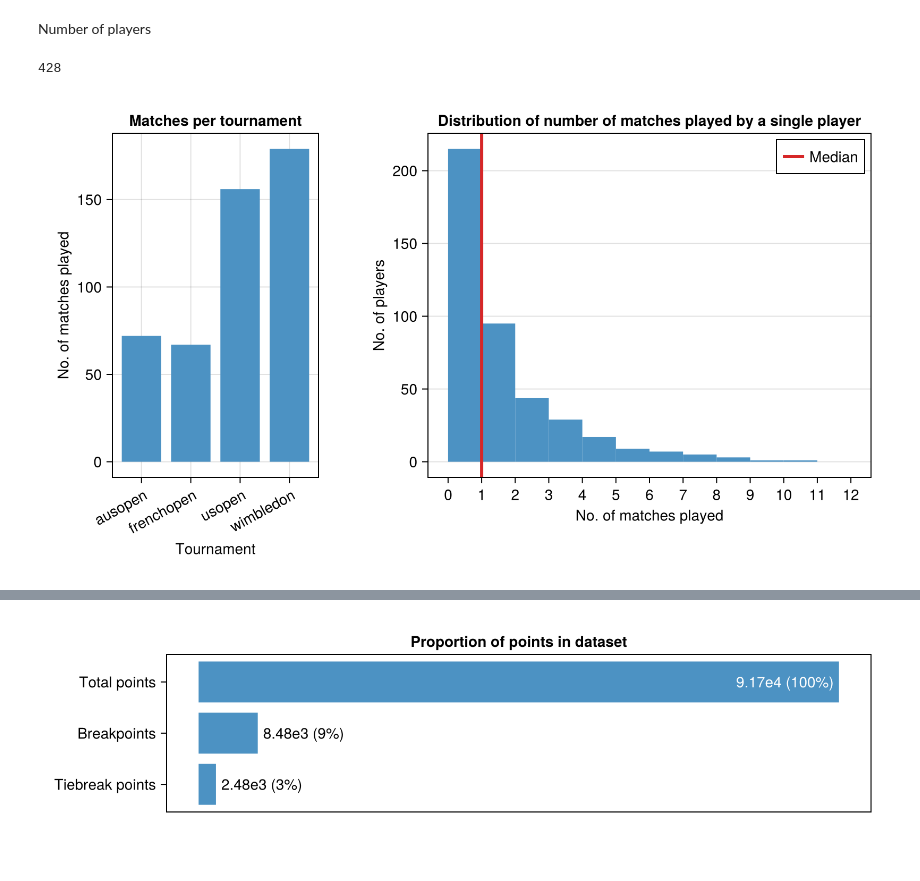
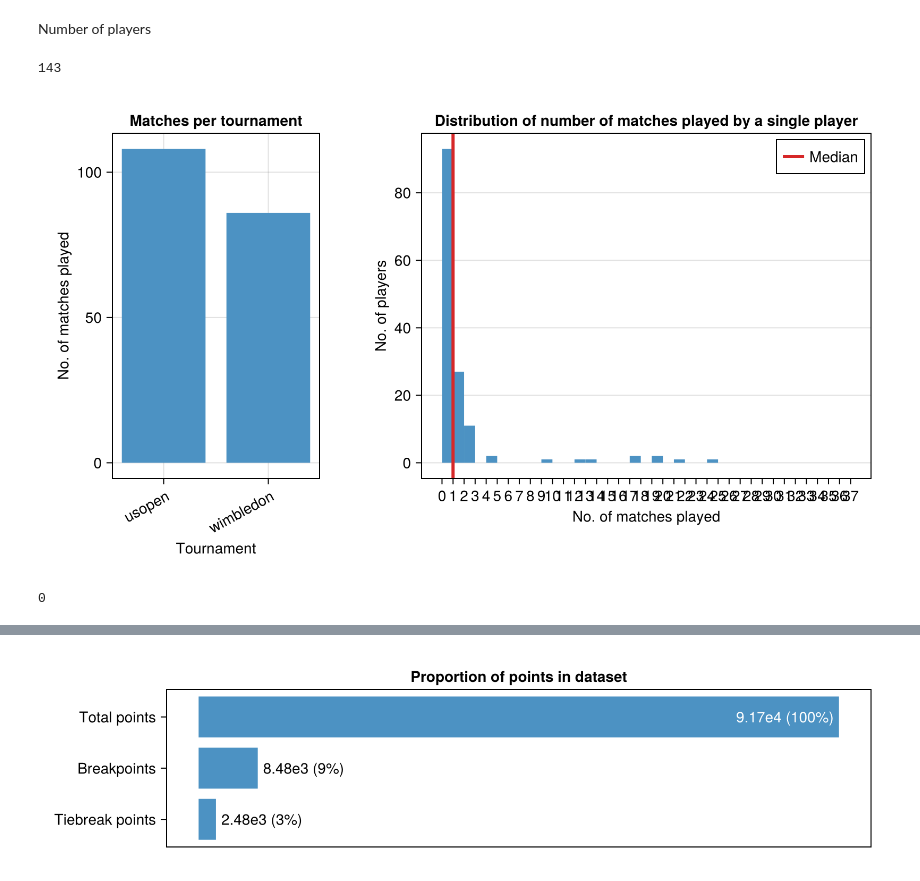
Before and after one commit to VictorKeil/grand-slam-analysis, a Jupyter notebook: Main.ipynb, the cells around one changed output, grey strips where cells are left out. Cells and saved outputs as stored; diff of their text form; code cells hidden in the pictures.

Commit message:
Reduce data top 10 players by number of points

```diff
--- a/Main.ipynb
+++ b/Main.ipynb
@@ -116,6 +108,8 @@ required_cols = [
     :P2BreakPoint,
     :PointWinner,
     :PointNumber,
+    :player1id,
+    :player2id
 ]
 set_grps = groupby(df, [:match_id])
 dfg = [grp for grp in set_grps if !any(ismissing.(Matrix(grp[:, required_cols])))];
@@ -206,0 +192,29 @@ players = CSV.read("clean-data/players.csv", DataFrame)
+# %%
+df = data_main
+df = df[df.Year .>= 2020,:]
+p1matches = combine(
+    groupby(df, :player1id, sort=false),
+    :player1id => first => :id,
+    :match_id => (mids -> length(unique(mids))) => :NoMatchesPlayed
+)
+p2matches = combine(
+    groupby(df, :player2id, sort=false),
+    :player2id => first => :id,
+    :match_id => (mids -> length(unique(mids))) => :NoMatchesPlayed
+)
+player_matches = combine(
+    groupby(
+        vcat(
+            select(p1matches, [:id, :NoMatchesPlayed]),
+            select(p2matches, [:id, :NoMatchesPlayed])
+        ),
+        :id
+    ),
+    :NoMatchesPlayed => sum => :NoMatchesPlayed
+)
+many_matches = player_matches[player_matches.NoMatchesPlayed .>= 10,:id]
+pick_players = sample(many_matches, 10)
+matches = [g for g in groupby(df, :match_id) if
+            g.player1id[1] ∈ pick_players || g.player2id[2] ∈ pick_players]
+df = vcat(sample(matches, 100)...)
+# df = vcat(by_no_serves...)
@@ -250,6 +312,8 @@ dany = df[sample(1:nrow(df), 1000),:]
 df = vcat(dbp, dtb, dany);
 # %%
 df = dfs;
+# %%
+df = data_main[data_main.ServerId .== 1496,:];
 # %% [markdown]
 ## Data characterization
 # %% [markdown]
@@ -257,7 +321,7 @@ Number of players
 # %%
 vcat(df.player1id, df.player2id) |> unique |> length
 # %% [output]
-428
+143
 # %%
 df2 = df[.! (ismissing.(df.player1id) .|| ismissing.(df.player2id)),:]
 plmat = combine(
@@ -284,36 +348,40 @@ ax1 = Axis(f[1,1],
     title = "Matches per tournament",
     ylabel = "No. of matches played",
     xlabel = "Tournament",
-    xticks = (1:4, String.(levels(tmnts))),
+    xticks = (1:2, String.(levels(tmnts))),
 )
 barplot!(
     levelcode.(tmnt_counts |> keys),
     tmnt_counts |> values |> collect
 )
 
 npg = values(player_games) .- 1
 npg_range = collect(range(extrema(npg)...))
 hist_step = 1
 ax2 = Axis(f[1,2],
     title = "Distribution of number of matches played by a single player",
     xlabel = "No. of matches played",
     ylabel = "No. of players",
     xgridvisible = false,
     xticks = npg_range,
 )
 
 bins = [range(extrema(npg)...)...]
 plt = hist!(npg |> collect, bins = bins)
 vlines!(median(npg) + 1, ymin = 0, color = tab10[4], linewidth = 3, label = "Median")
 axislegend(position = :rt)
 
 colsize!(f.layout, 1, Aspect(1, 3/5))
 colsize!(f.layout, 2, Auto(0.7))
 colgap!(f.layout, 50)
 resize_to_layout!(f)
 
 f
 # %% [output]
-[figure, old version]
+[figure, new version]
 # %%
 CairoMakie.save(joinpath("figs", "tmnt_player_freq.png"), f)
+# %%
+sum(skipmissing(df.ServerId) .== 1496)
+# %% [output]
+0
```
Also changed, not shown: parts of 25 cells of this notebook, 2 other files.
